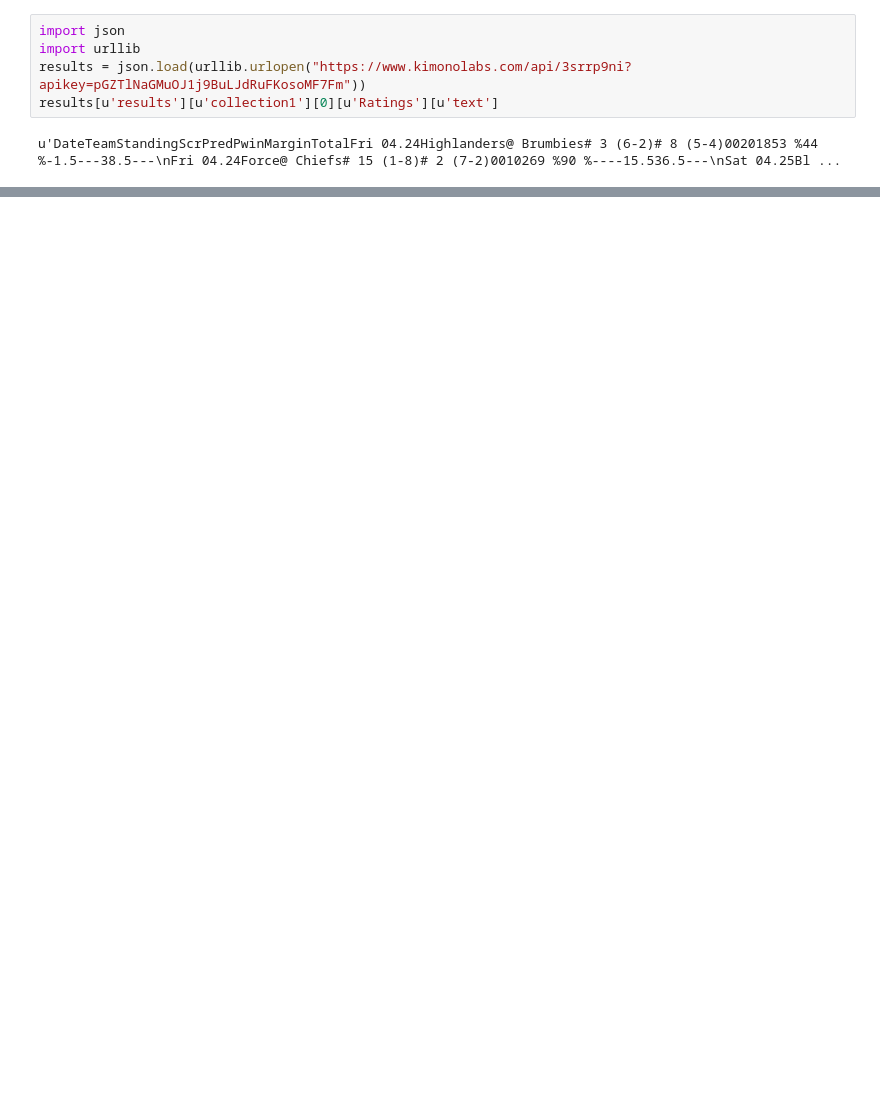
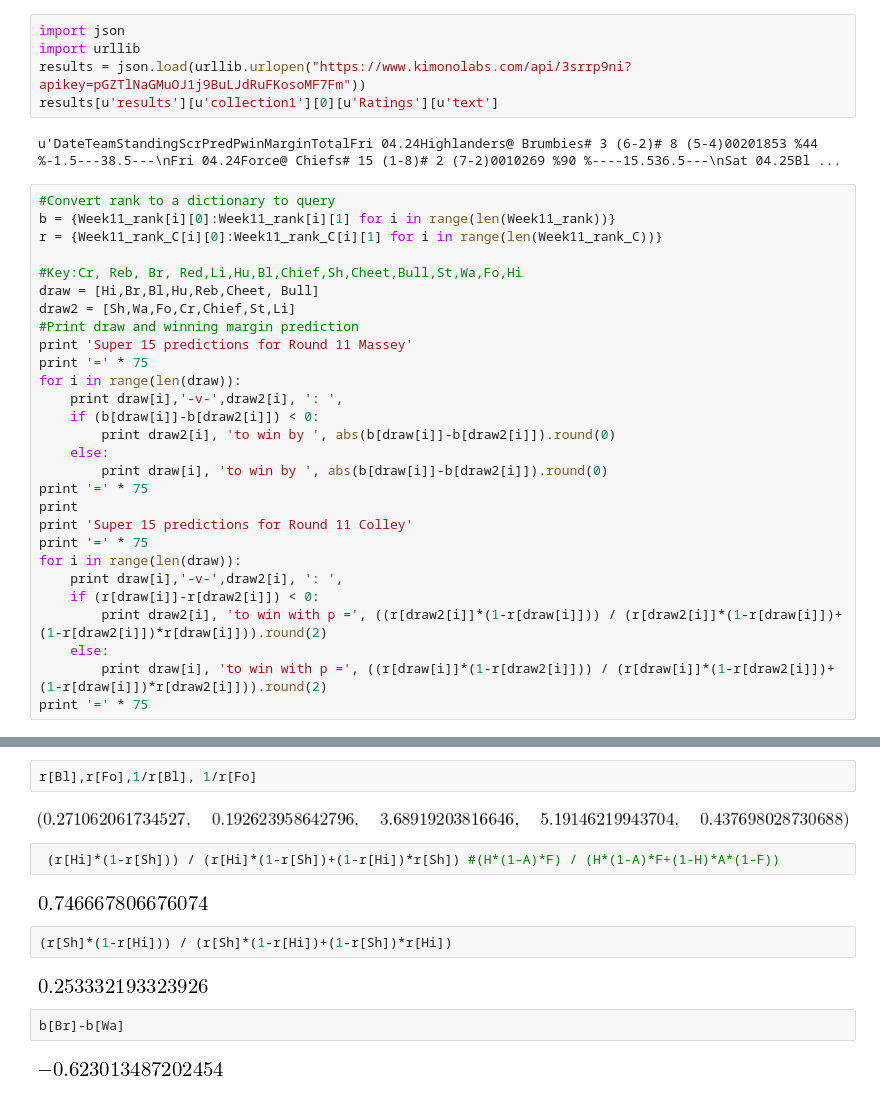
Before and after one commit to hillbs/Differential-Equations-and-Linear-Algebra, a Jupyter notebook: D003x.2 Unit 4.ipynb, the cells around one changed output, grey strips where cells are left out. Cells and saved outputs as stored; diff of their text form; blank space fills up the shorter version.

Commit message:
Weekly Round 11 update

```diff
--- a/D003x.2 Unit 4.ipynb
+++ b/D003x.2 Unit 4.ipynb
@@ -379,3 +365,31 @@ results = json.load(urllib.urlopen("https://www.kimonolabs.com/api/3srrp9ni?apik
 results[u'results'][u'collection1'][0][u'Ratings'][u'text']
 # %% [output]
 u'DateTeamStandingScrPredPwinMarginTotalFri 04.24Highlanders@ Brumbies# 3 (6-2)# 8 (5-4)00201853 %44 %-1.5---38.5---\nFri 04.24Force@ Chiefs# 15 (1-8)# 2 (7-2)0010269 %90 %----15.536.5---\nSat 04.25Bl ...
+# %%
+#Convert rank to a dictionary to query
+b = {Week11_rank[i][0]:Week11_rank[i][1] for i in range(len(Week11_rank))}
+r = {Week11_rank_C[i][0]:Week11_rank_C[i][1] for i in range(len(Week11_rank_C))}
+
+#Key:Cr, Reb, Br, Red,Li,Hu,Bl,Chief,Sh,Cheet,Bull,St,Wa,Fo,Hi
+draw = [Hi,Br,Bl,Hu,Reb,Cheet, Bull]
+draw2 = [Sh,Wa,Fo,Cr,Chief,St,Li]
+#Print draw and winning margin prediction
+print 'Super 15 predictions for Round 11 Massey'
+print '=' * 75
+for i in range(len(draw)):
+    print draw[i],'-v-',draw2[i], ': ',
+    if (b[draw[i]]-b[draw2[i]]) < 0:
+        print draw2[i], 'to win by ', abs(b[draw[i]]-b[draw2[i]]).round(0)
+    else:
+        print draw[i], 'to win by ', abs(b[draw[i]]-b[draw2[i]]).round(0)
+print '=' * 75
+print
+print 'Super 15 predictions for Round 11 Colley'
+print '=' * 75
+for i in range(len(draw)):
+    print draw[i],'-v-',draw2[i], ': ',
+    if (r[draw[i]]-r[draw2[i]]) < 0:
+        print draw2[i], 'to win with p =', ((r[draw2[i]]*(1-r[draw[i]])) / (r[draw2[i]]*(1-r[draw[i]])+(1-r[draw2[i]])*r[draw[i]])).round(2)
+    else:
+        print draw[i], 'to win with p =', ((r[draw[i]]*(1-r[draw2[i]])) / (r[draw[i]]*(1-r[draw2[i]])+(1-r[draw[i]])*r[draw2[i]])).round(2)
+print '=' * 75
@@ -381,0 +414,16 @@ u'DateTeamStandingScrPredPwinMarginTotalFri 04.24Highlanders@ Brumbies# 3 (6-2)#
+# %%
+r[Bl],r[Fo],1/r[Bl], 1/r[Fo]
+# %% [output]
+[figure, added]
+# %%
+ (r[Hi]*(1-r[Sh])) / (r[Hi]*(1-r[Sh])+(1-r[Hi])*r[Sh]) #(H*(1-A)*F) / (H*(1-A)*F+(1-H)*A*(1-F))
+# %% [output]
+[figure, added]
+# %%
+(r[Sh]*(1-r[Hi])) / (r[Sh]*(1-r[Hi])+(1-r[Sh])*r[Hi])
+# %% [output]
+[figure, added]
+# %%
+b[Br]-b[Wa]
+# %% [output]
+[figure, added]
```
Also changed, not shown: parts of 10 cells of this notebook.
